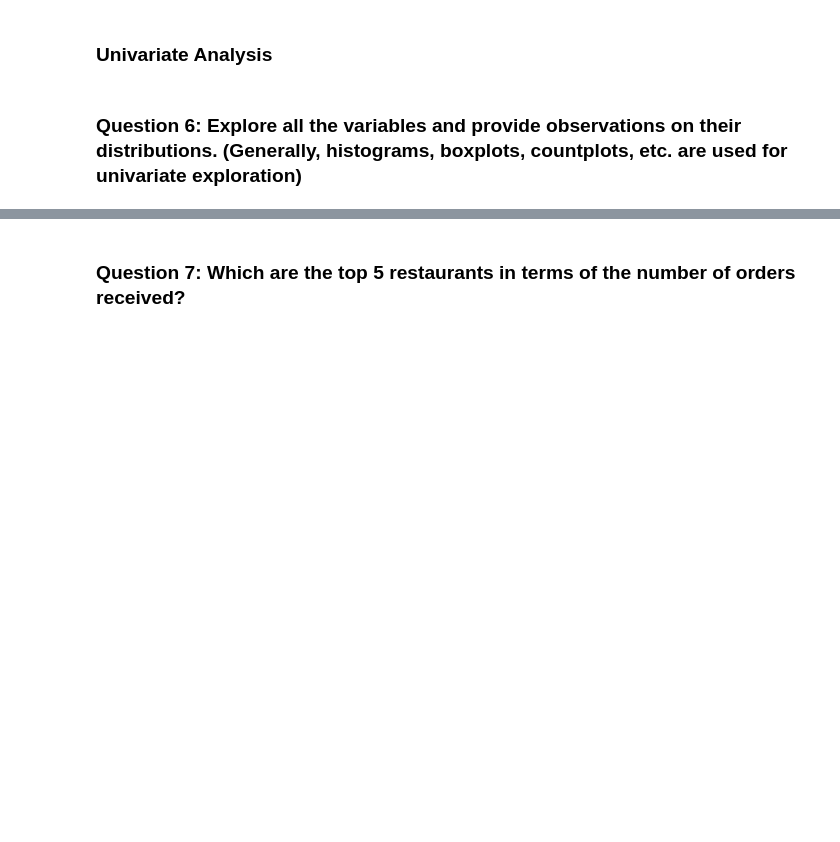
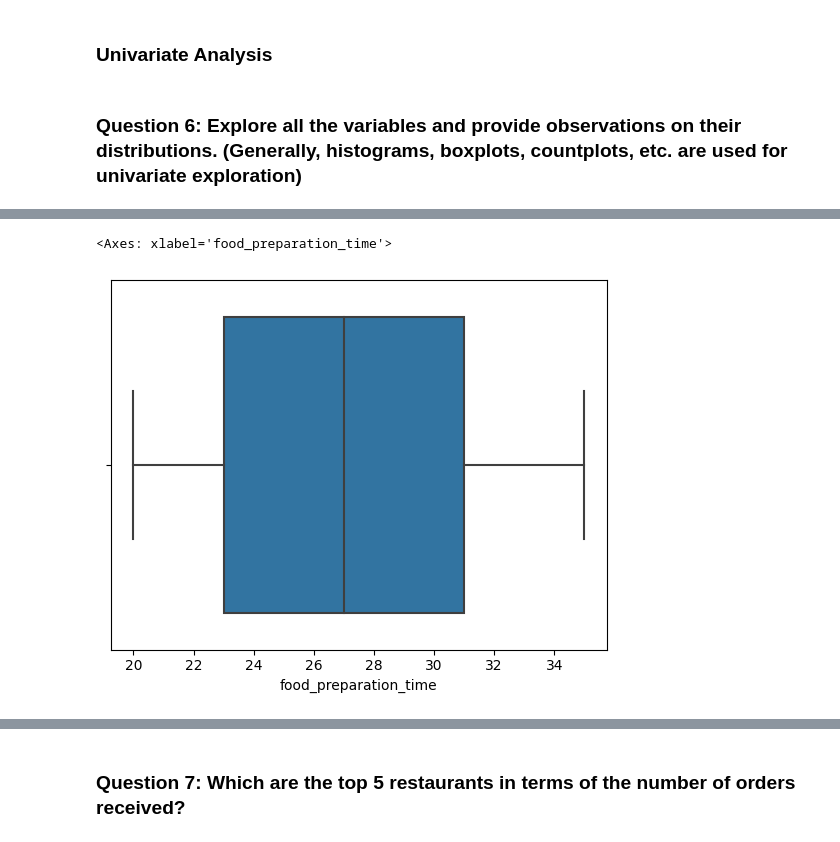
Before and after one commit to Mtpiercenokc/MITIDSS, a Jupyter notebook: FDS_Project_LearnerNotebook_FullCode.ipynb, the cells around one changed output, grey strips where cells are left out. Saved outputs shown, nothing was run; the diff lists cells and outputs as text; code cells hidden in the pictures; blank space fills up the shorter version.

```diff
--- a/FDS_Project_LearnerNotebook_FullCode.ipynb
+++ b/FDS_Project_LearnerNotebook_FullCode.ipynb
@@ -153,0 +177,5 @@ Name: count, dtype: int64
+# %%
+sns.boxplot(data=df, x="food_preparation_time")
+# %% [output]
+<Axes: xlabel='food_preparation_time'>
+[figure, added]
```
Also changed, not shown: parts of 11 cells of this notebook, 1 other file.
